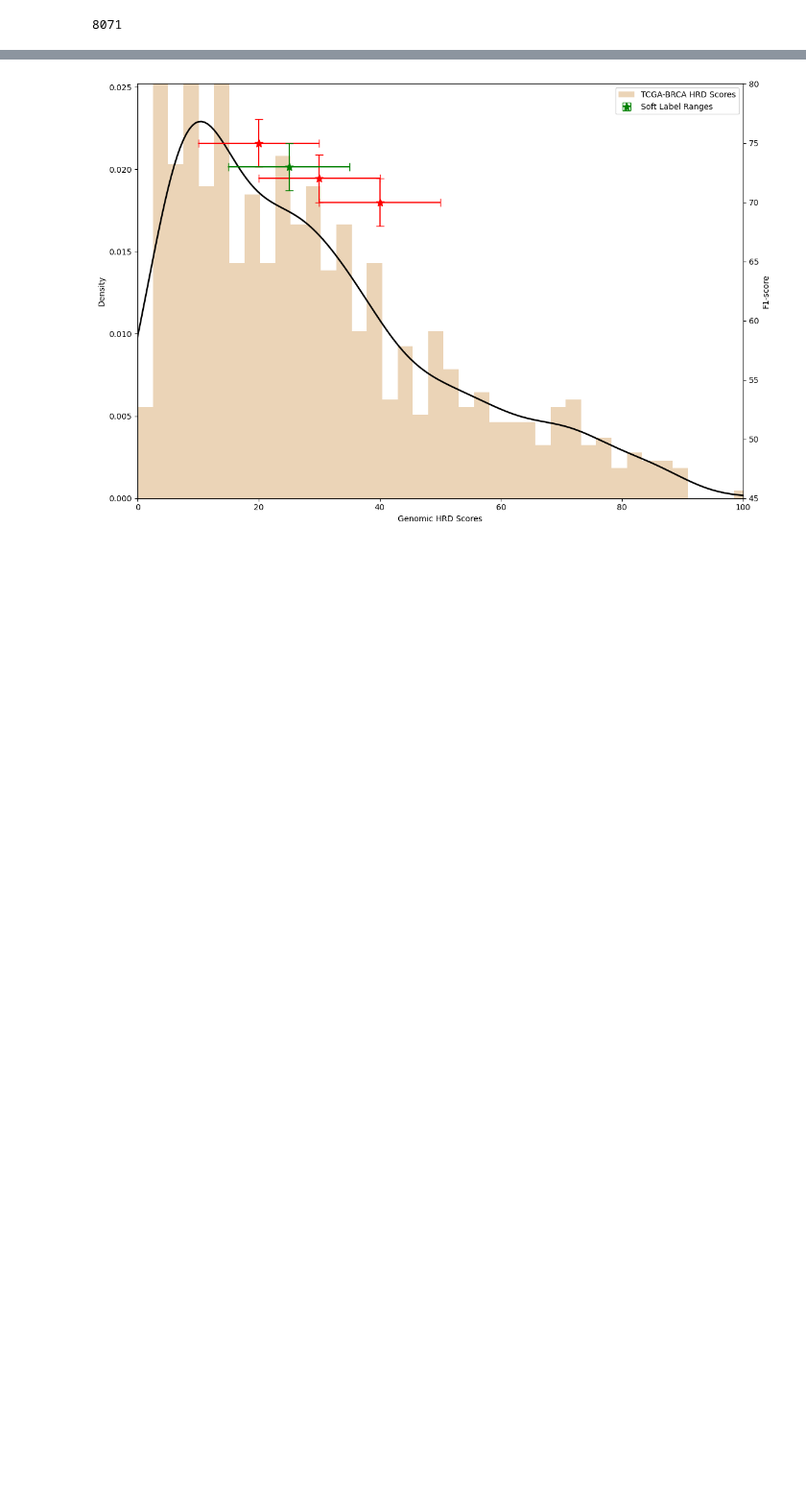
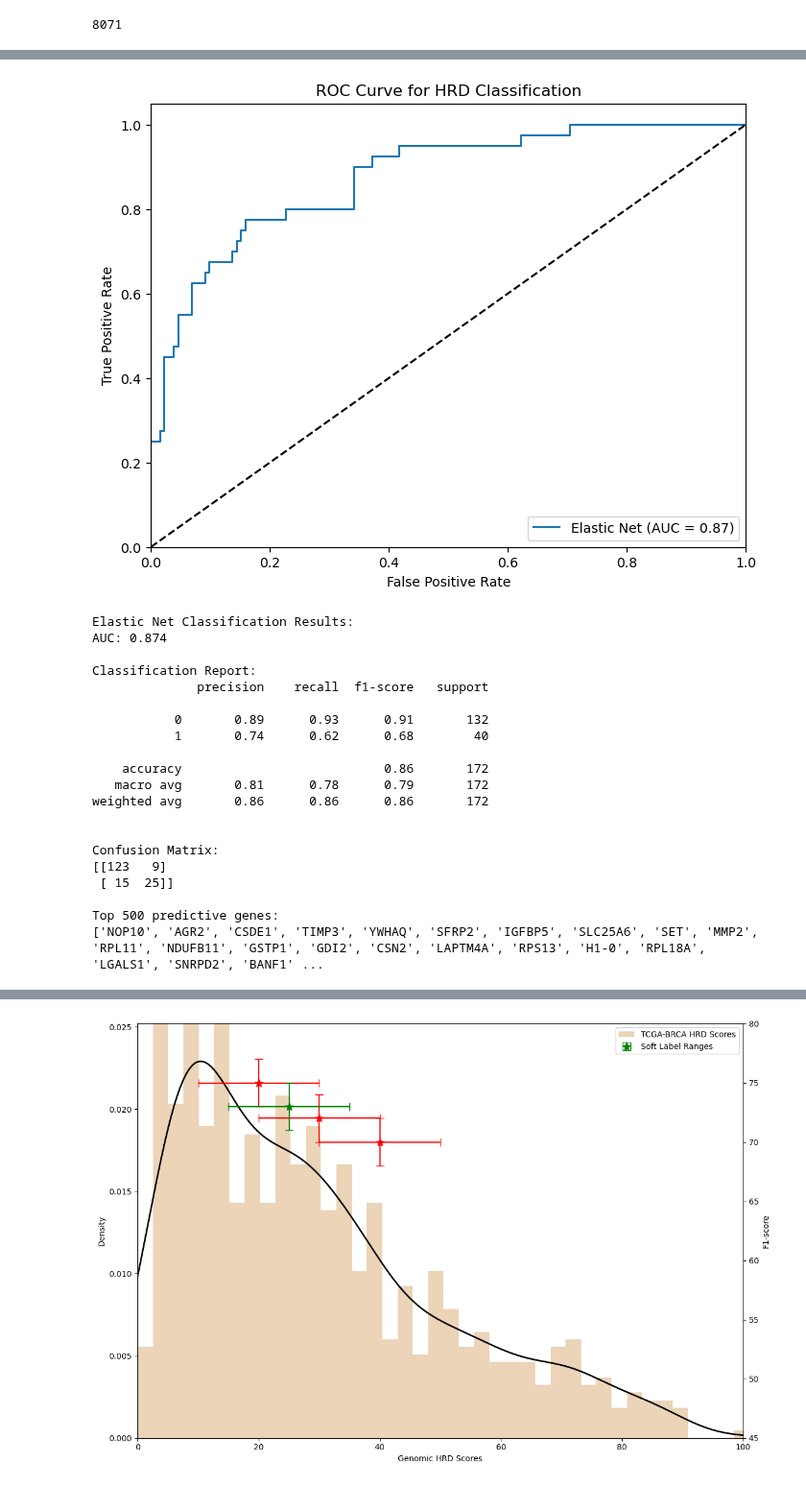
Before and after one commit to l1joseph/Multiscale_HRD_Classifier, a Jupyter notebook: prelim_analysis/BinaryModel_lightweight_softlabelanal.ipynb, the cells around one changed output, grey strips where cells are left out. Shown at 96% size. Saved outputs shown, nothing was run; the diff lists cells and outputs as text; code cells hidden in the pictures; blank space fills up the shorter version.

```diff
--- a/prelim_analysis/BinaryModel_lightweight_softlabelanal.ipynb
+++ b/prelim_analysis/BinaryModel_lightweight_softlabelanal.ipynb
@@ -663 +788,26 @@ Confusion Matrix:
+# %%
+
+results_tp, top_genes_tp = main(filtered_df_tp2_percent, softLabel_metadata['HRD_status_base'], n_features=500)
+# %% [output]
+[figure, added]
+Elastic Net Classification Results:
+AUC: 0.874
+
+Classification Report:
+              precision    recall  f1-score   support
+
+           0       0.89      0.93      0.91       132
+           1       0.74      0.62      0.68        40
+
+    accuracy                           0.86       172
+   macro avg       0.81      0.78      0.79       172
+weighted avg       0.86      0.86      0.86       172
+
+
+Confusion Matrix:
+[[123   9]
+ [ 15  25]]
+
+Top 500 predictive genes:
+['NOP10', 'AGR2', 'CSDE1', 'TIMP3', 'YWHAQ', 'SFRP2', 'IGFBP5', 'SLC25A6', 'SET', 'MMP2', 'RPL11', 'NDUFB11', 'GSTP1', 'GDI2', 'CSN2', 'LAPTM4A', 'RPS13', 'H1-0', 'RPL18A', 'LGALS1', 'SNRPD2', 'BANF1' ...
 # %%
```
Also changed, not shown: parts of 14 cells of this notebook, 1 other file.
